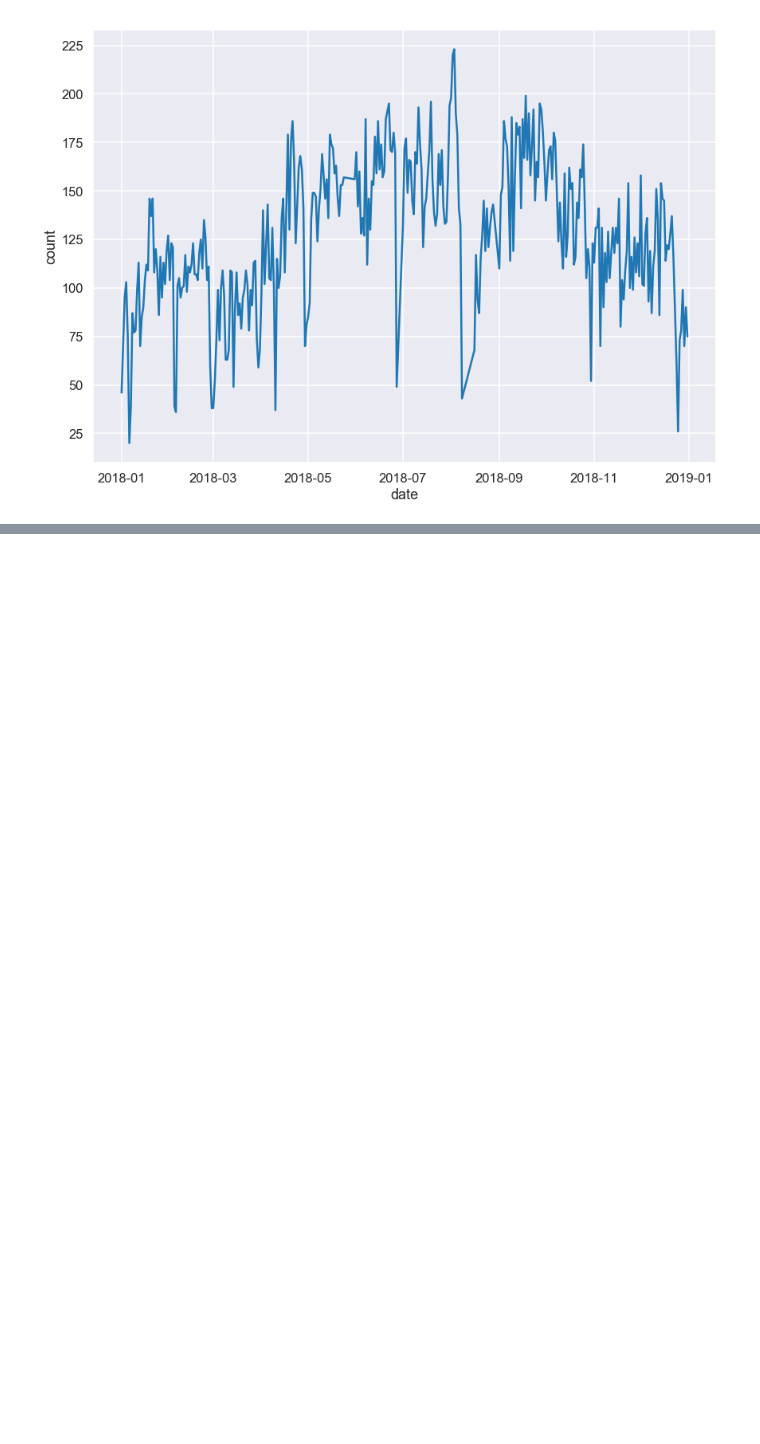
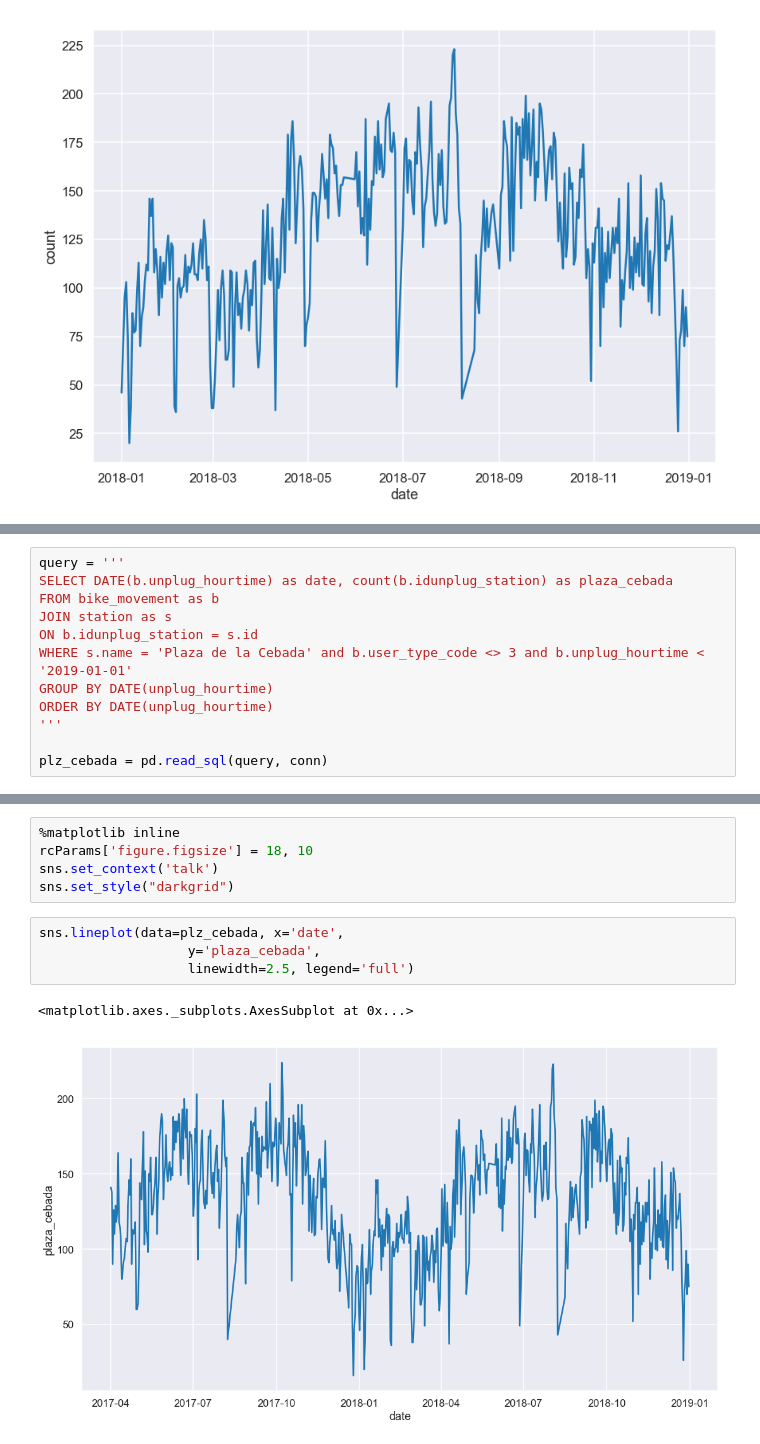
Before and after one commit to devgrla/bicimad, a Jupyter notebook: Visualizacion/Modelo - Usos por día.ipynb, the cells around one changed output, grey strips where cells are left out. Cells and saved outputs as stored; diff of their text form; blank space fills up the shorter version.

```diff
--- a/Visualizacion/Modelo - Usos por día.ipynb
+++ b/Visualizacion/Modelo - Usos por día.ipynb
@@ -362,0 +418,12 @@ sns.lineplot(data=plaza_cebada, x='date',
+# %%
+query = '''
+SELECT DATE(b.unplug_hourtime) as date, count(b.idunplug_station) as plaza_cebada
+FROM bike_movement as b
+JOIN station as s
+ON b.idunplug_station = s.id
+WHERE s.name = 'Plaza de la Cebada' and b.user_type_code <> 3 and b.unplug_hourtime < '2019-01-01'
+GROUP BY DATE(unplug_hourtime)
+ORDER BY DATE(unplug_hourtime)
+'''
+
+plz_cebada = pd.read_sql(query, conn)
@@ -362,0 +451,12 @@ sns.lineplot(data=plaza_cebada, x='date',
+# %%
+%matplotlib inline
+rcParams['figure.figsize'] = 18, 10
+sns.set_context('talk')
+sns.set_style("darkgrid")
+# %%
+sns.lineplot(data=plz_cebada, x='date',
+                   y='plaza_cebada',
+                   linewidth=2.5, legend='full')
+# %% [output]
+<matplotlib.axes._subplots.AxesSubplot at 0x...>
+[figure, added]
```
Also changed, not shown: parts of 50 cells of this notebook, 1 other file.
